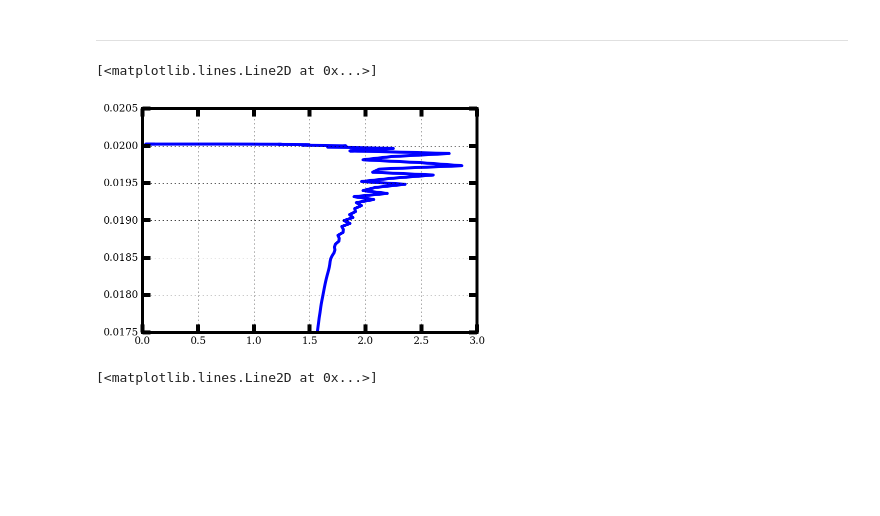
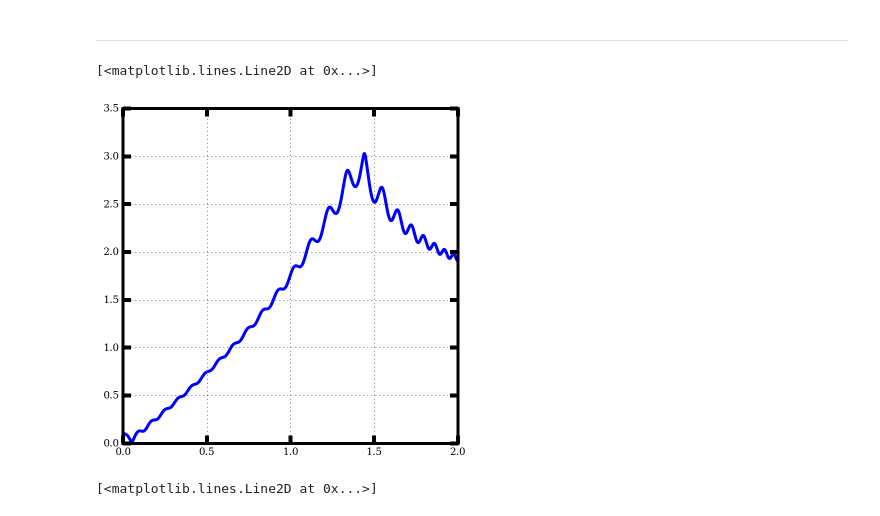
Before and after one commit to decaelus/tippe-top, a Jupyter notebook: Tippe Top Equations.ipynb, the cells around one changed output. Cells and saved outputs as stored; diff of their text form; code cells hidden in the pictures; blank space fills up the shorter version.

```diff
--- a/Cohen's Tippe Top Equations.ipynb
+++ b/Tippe Top Equations.ipynb
@@ -60,13 +60,13 @@ import numpy as np
 from scipy.integrate import odeint as od
 import matplotlib.pyplot as plt
 # %%
-m = 15e-2 #15 kg
+m = 15e-2 #15 g
 g = 9.82 #m/s^2
 a = 0.5e-2 #0.5 cm
 R = 2.5e-2 #2.5 cm
 I = 2./5*m*R**2.
-I3 = I
-mu = 0.3
+I3 = 0.8*I
+mu = 0.15
 # %%
 def ddot_theta_func(vrs, t):
     theta, phi, psi, xC, yC, zC, dot_theta, dot_phi, dot_psi, dot_xC, dot_yC, dot_zC = vrs
@@ -142,25 +142,27 @@ def ddot_all_vrs(vrs, t):
     return np.array([dot_theta, dot_phi, dot_psi, dot_xC, dot_yC, dot_zC,
                      ddot_theta, ddot_phi, ddot_psi, ddot_psi, ddot_xC, ddot_yC, ddot_zC])
 # %%
+fig = plt.figure(figsize=(6,6))
+ax = fig.add_subplot(111)
+
 theta = 0.1
 phi = 0.
 psi = 0.
 xC = 0.
 yC = 0.
 zC = R - a*np.cos(theta)
 dot_theta = 0.
 dot_phi = 0.
 dot_psi = 100. #rad/sec
 dot_xC, dot_yC, dot_zC = 0., 0., 0.
-t = np.linspace(0., 2., 100)
+t = np.linspace(0., 2., 5000)
 
 y0 = theta, phi, psi, xC, yC, zC, dot_theta, dot_phi, dot_psi, dot_xC, dot_yC, dot_zC
-solution = od(ddot_all_vrs, y0, t)
-
-plt.plot(solution[:,0], solution[:,5])
+solution, infodict = od(ddot_all_vrs, y0, t, full_output = True)
+ax.plot(t, solution[:,0])
 # %% [output]
 [<matplotlib.lines.Line2D at 0x...>]
-[figure, old version]
+[figure, new version]
 # %%
 def exp_ddot_all_vrs(vrs, t):
     theta, phi, psi, xC, yC, zC, dot_theta, dot_phi, dot_psi, dot_xC, dot_yC, dot_zC = vrs
```
Also changed, not shown: parts of 2 cells of this notebook, 2 other files.
